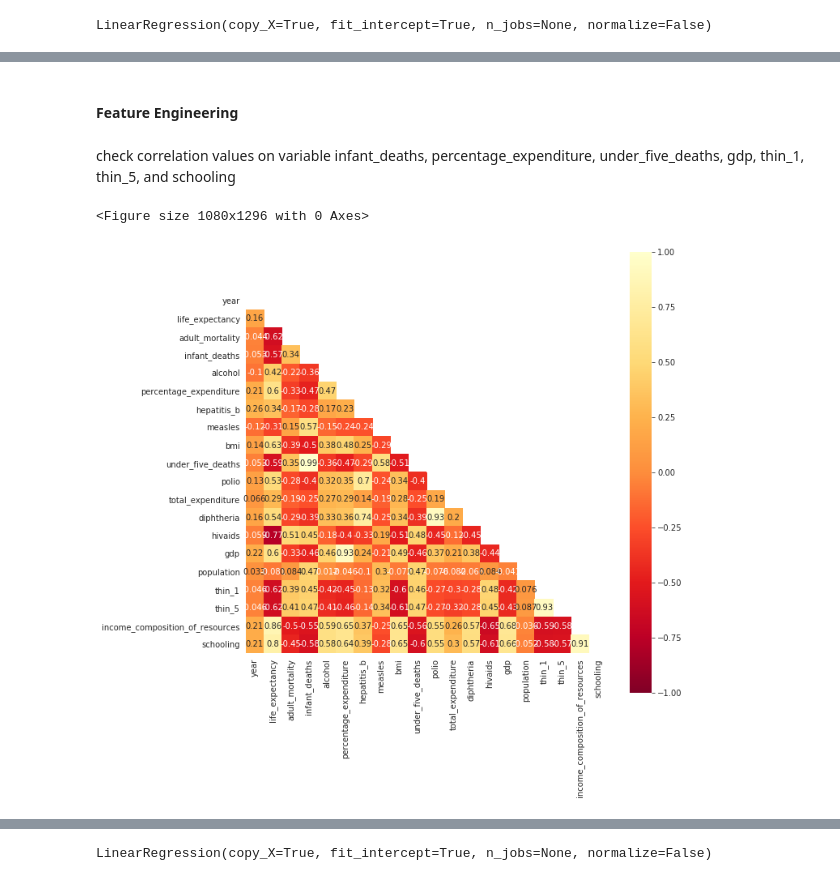
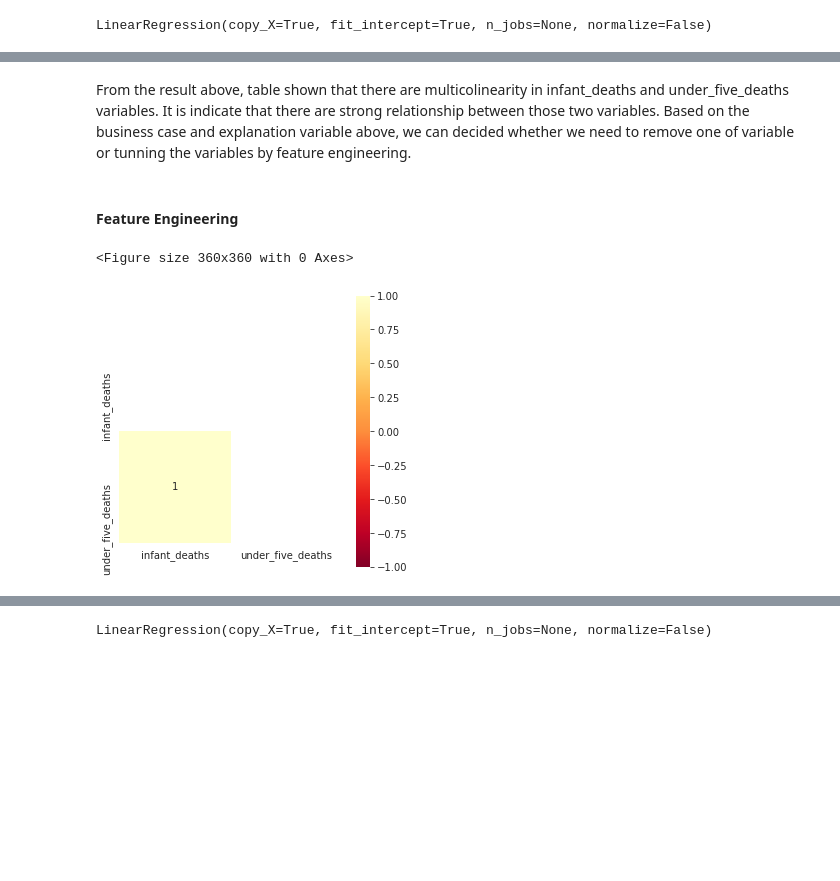
Before and after one commit to Litaa/life-expectancy-prediction-using-multiple-linear-regression, a Jupyter notebook: rm_life_expectancy.ipynb, the cells around one changed output, grey strips where cells are left out. Cells and saved outputs as stored; diff of their text form; code cells hidden in the pictures; blank space fills up the shorter version.

```diff
--- a/rm_life_expectancy.ipynb
+++ b/rm_life_expectancy.ipynb
@@ -26,0 +73,2 @@ data.head()
+# %%
+data[['Country','Status']] = data[['Country','Status']].astype('category')
@@ -27,3 +82,5 @@ data.head()
+# %%
+data.drop(['Country'], axis=1, inplace=True)
 # %% [markdown]
 <h4>Renaming Columns</h4>
 # %%
@@ -105,15 +146,13 @@ income_composition_of_resources    5.684
 schooling                          5.548
 dtype: float64
 # %%
-country_list = data.country.unique()
+year_list = data.year.unique()
 fill_list = ['life_expectancy','adult_mortality','alcohol','hepatitis_b','bmi','polio','total_expenditure',\
              'diphtheria','gdp','population','thin_1','thin_5','income_composition_of_resources',\
              'schooling']
 
-for country in country_list:
-    data.loc[data['country'] == country,fill_list] = data.loc[data['country'] == country,fill_list].interpolate()
+for year in year_list:
+    data.loc[data['year'] == year,fill_list] = data.loc[data['year'] == year,fill_list].interpolate()
 
 data.dropna(inplace=True)
-# %%
-data[['country','status']] = data[['country','status']].astype('category')
 # %% [markdown]
@@ -337,17 +726,18 @@ vif[vif["VIF Factor"]>10]
+# %% [markdown]
+From the result above, table shown that there are multicolinearity in infant_deaths and under_five_deaths variables. It is indicate that there are strong relationship between those two variables. Based on the business case and explanation variable above, we can decided whether we need to remove one of variable or tunning the variables by feature engineering.
 # %% [markdown]
 <h4>Feature Engineering</h4>
-# %% [markdown]
-check correlation values on variable infant_deaths, percentage_expenditure, under_five_deaths, gdp, thin_1, thin_5, and schooling
 # %%
+cor_death = data[['infant_deaths','under_five_deaths']]
 pd.set_option('precision', 3)
-correlation=data.corr(method='spearman')
+correlation=cor_death.corr(method='pearson')
 # heatmap of the correlation
-plt.figure(figsize=(15,18))
+plt.figure(figsize=(5,5))
 mask = np.zeros_like(correlation)
 mask[np.triu_indices_from(mask)] = True
 with sns.axes_style("white"):
-    f, ax = plt.subplots(figsize=(10, 10))
+    f, ax = plt.subplots(figsize=(5, 5))
     ax = sns.heatmap(correlation, mask=mask, square=True,annot=True,vmin=-1,vmax=1,cmap="YlOrRd_r")
 # %% [output]
-<Figure size 1080x1296 with 0 Axes>
+<Figure size 360x360 with 0 Axes>
-[figure, old version]
+[figure, new version]
```
Also changed, not shown: parts of 119 cells of this notebook, 3 other files.
